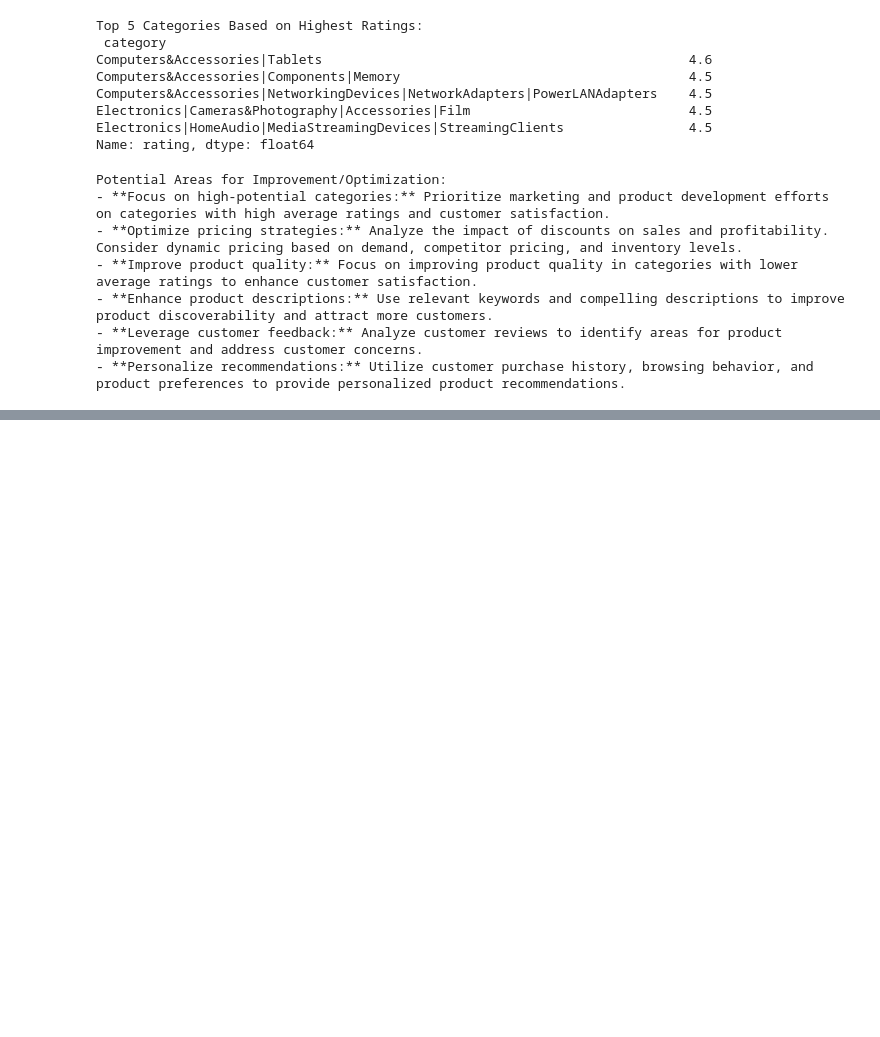
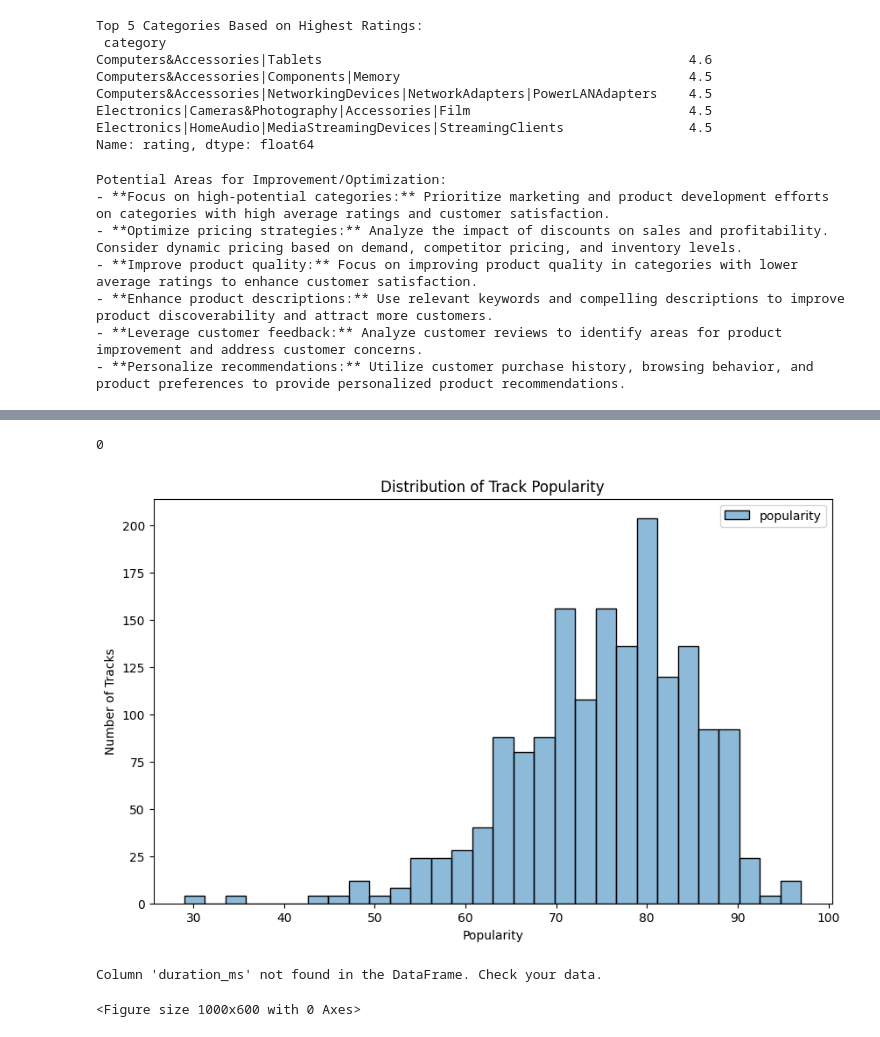
Before and after one commit to Manishkancharla/Machine_Learning, a Jupyter notebook: EDA_Assignment.ipynb, the cells around one changed output, grey strips where cells are left out. Saved outputs shown, nothing was run; the diff lists cells and outputs as text; code cells hidden in the pictures; blank space fills up the shorter version.

```diff
--- a/EDA_Assignment.ipynb
+++ b/EDA_Assignment.ipynb
@@ -599,0 +606,3 @@ Potential Areas for Improvement/Optimization:
+# %%
+# Load your dataset (replace 'your_data.csv' with your actual file)
+df = pd.read_csv('/content/spotify.csv')
@@ -599,0 +636,31 @@ Potential Areas for Improvement/Optimization:
+# %%
+# Check for duplicate rows
+print(df.duplicated().sum())
+# %% [output]
+0
+# %%
+# Distribution of popularity
+plt.figure(figsize=(10, 6))
+sns.histplot(df['popularity'], bins=30)
+plt.title('Distribution of Track Popularity')
+plt.xlabel('Popularity')
+plt.ylabel('Number of Tracks')
+plt.show()
+# %% [output]
+[figure, added]
+# %%
+# Relationship between popularity and duration
+plt.figure(figsize=(10, 6))
+
+# Check if 'duration_ms' column exists before plotting
+if 'duration_ms' in df.columns:
+    sns.scatterplot(x='duration_ms', y='popularity', data=df)
+    plt.title('Popularity vs. Duration')
+    plt.xlabel('Duration (ms)')
+    plt.ylabel('Popularity')
+    plt.show()
+else:
+    print("Column 'duration_ms' not found in the DataFrame. Check your data.")
+# %% [output]
+Column 'duration_ms' not found in the DataFrame. Check your data.
+<Figure size 1000x600 with 0 Axes>
```
Also changed, not shown: parts of 5 cells of this notebook.
